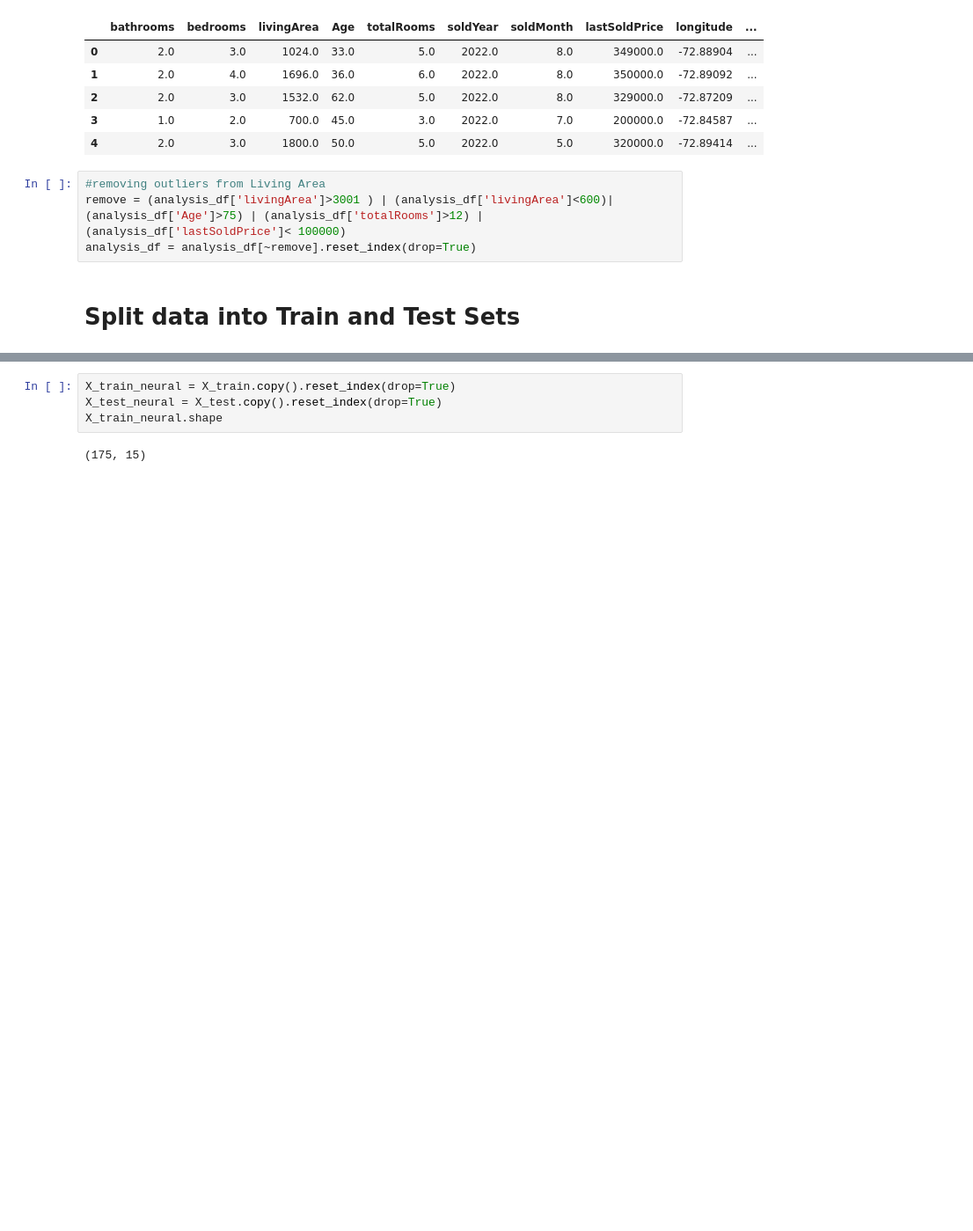
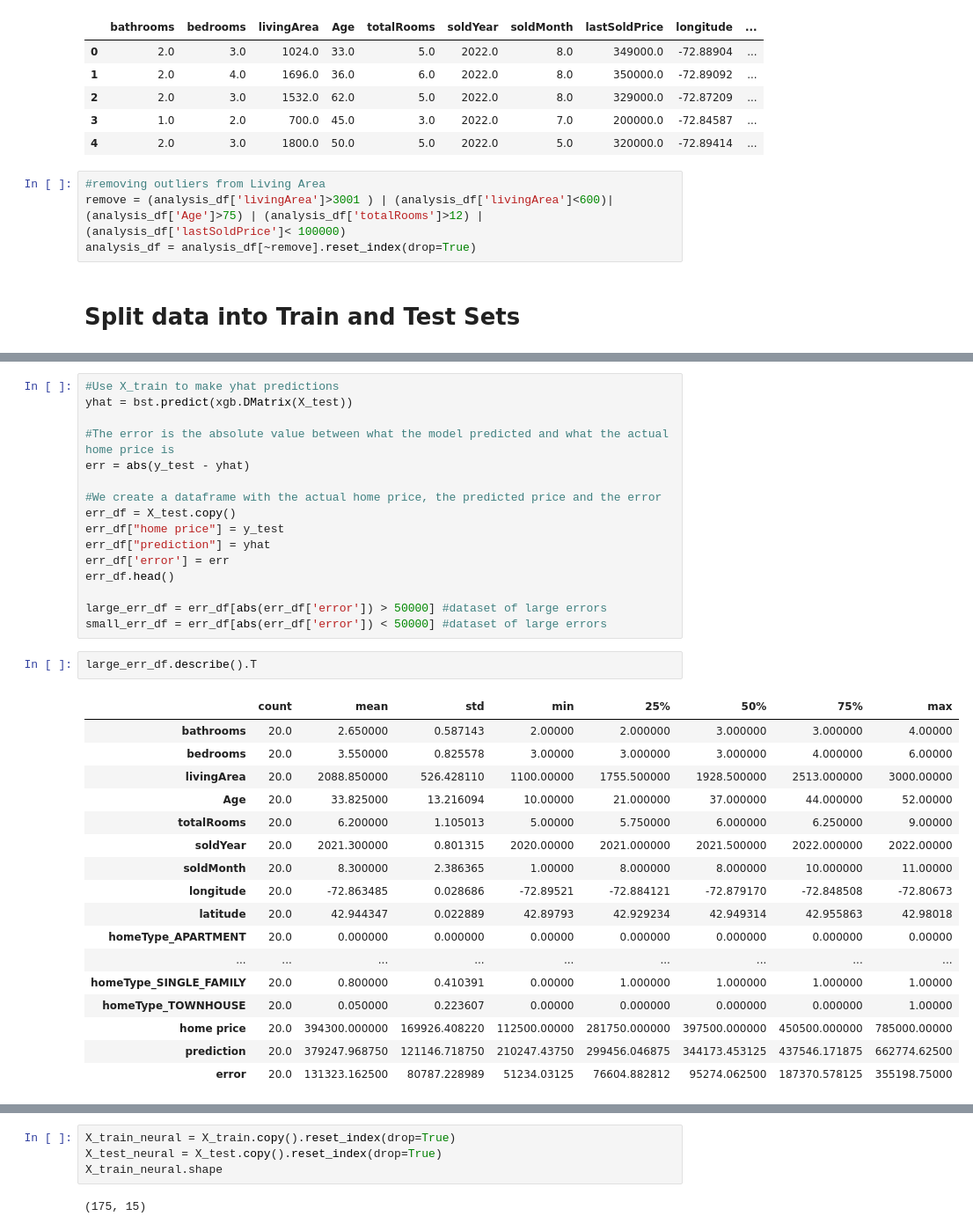
Before and after one commit to Husseinbnahmed/Vermont-RE-Price-Prediction, a Jupyter notebook: west_dover_analysis.ipynb, the cells around one changed output, grey strips where cells are left out. Shown at 88% size. Saved outputs shown, nothing was run; the diff lists cells and outputs as text; blank space fills up the shorter version.

```diff
--- a/west_dover_analysis.ipynb
+++ b/west_dover_analysis.ipynb
@@ -418,0 +337,36 @@ fig.show()
+# %%
+#Use X_train to make yhat predictions
+yhat = bst.predict(xgb.DMatrix(X_test))
+
+#The error is the absolute value between what the model predicted and what the actual home price is
+err = abs(y_test - yhat)
+
+#We create a dataframe with the actual home price, the predicted price and the error
+err_df = X_test.copy()
+err_df["home price"] = y_test
+err_df["prediction"] = yhat
+err_df['error'] = err
+err_df.head()
+
+large_err_df = err_df[abs(err_df['error']) > 50000] #dataset of large errors
+small_err_df = err_df[abs(err_df['error']) < 50000] #dataset of large errors
+# %%
+large_err_df.describe().T
+# %% [output]
+|  | count | mean | std | min | 25% | 50% | 75% | max |
+| bathrooms | 20.0 | 2.650000 | 0.587143 | 2.00000 | 2.000000 | 3.000000 | 3.000000 | 4.00000 |
+| bedrooms | 20.0 | 3.550000 | 0.825578 | 3.00000 | 3.000000 | 3.000000 | 4.000000 | 6.00000 |
+| livingArea | 20.0 | 2088.850000 | 526.428110 | 1100.00000 | 1755.500000 | 1928.500000 | 2513.000000 | 3000.00000 |
+| Age | 20.0 | 33.825000 | 13.216094 | 10.00000 | 21.000000 | 37.000000 | 44.000000 | 52.00000 |
+| totalRooms | 20.0 | 6.200000 | 1.105013 | 5.00000 | 5.750000 | 6.000000 | 6.250000 | 9.00000 |
+| soldYear | 20.0 | 2021.300000 | 0.801315 | 2020.00000 | 2021.000000 | 2021.500000 | 2022.000000 | 2022.00000 |
+| soldMonth | 20.0 | 8.300000 | 2.386365 | 1.00000 | 8.000000 | 8.000000 | 10.000000 | 11.00000 |
+| longitude | 20.0 | -72.863485 | 0.028686 | -72.89521 | -72.884121 | -72.879170 | -72.848508 | -72.80673 |
+| latitude | 20.0 | 42.944347 | 0.022889 | 42.89793 | 42.929234 | 42.949314 | 42.955863 | 42.98018 |
+| homeType_APARTMENT | 20.0 | 0.000000 | 0.000000 | 0.00000 | 0.000000 | 0.000000 | 0.000000 | 0.00000 |
+| ... | ... | ... | ... | ... | ... | ... | ... | ... |
+| homeType_SINGLE_FAMILY | 20.0 | 0.800000 | 0.410391 | 0.00000 | 1.000000 | 1.000000 | 1.000000 | 1.00000 |
+| homeType_TOWNHOUSE | 20.0 | 0.050000 | 0.223607 | 0.00000 | 0.000000 | 0.000000 | 0.000000 | 1.00000 |
+| home price | 20.0 | 394300.000000 | 169926.408220 | 112500.00000 | 281750.000000 | 397500.000000 | 450500.000000 | 785000.00000 |
+| prediction | 20.0 | 379247.968750 | 121146.718750 | 210247.43750 | 299456.046875 | 344173.453125 | 437546.171875 | 662774.62500 |
+| error | 20.0 | 131323.162500 | 80787.228989 | 51234.03125 | 76604.882812 | 95274.062500 | 187370.578125 | 355198.75000 |
```
Also changed, not shown: parts of 53 cells of this notebook.
